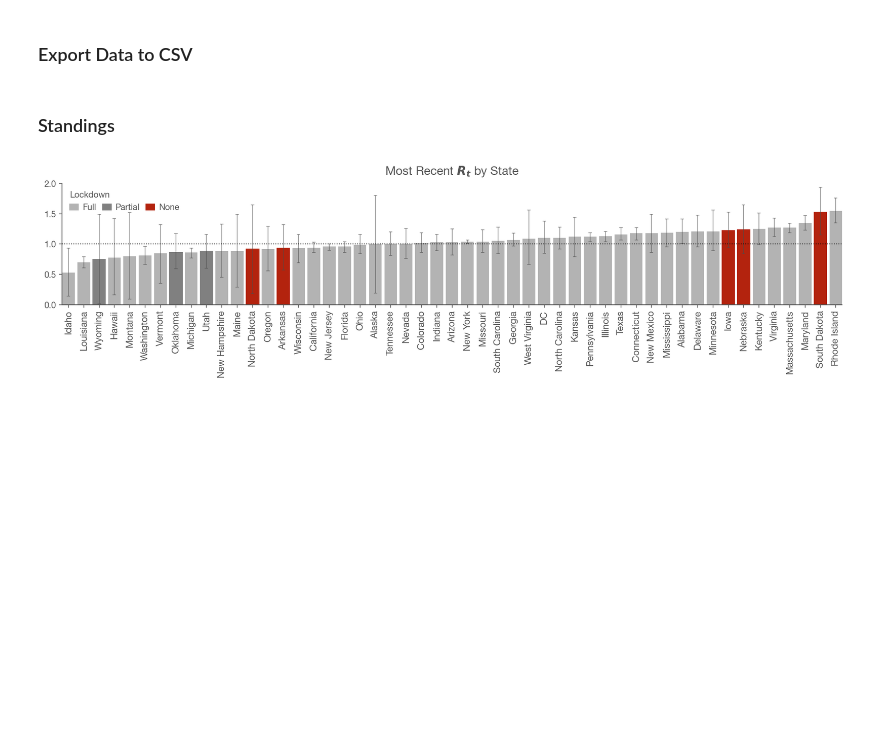
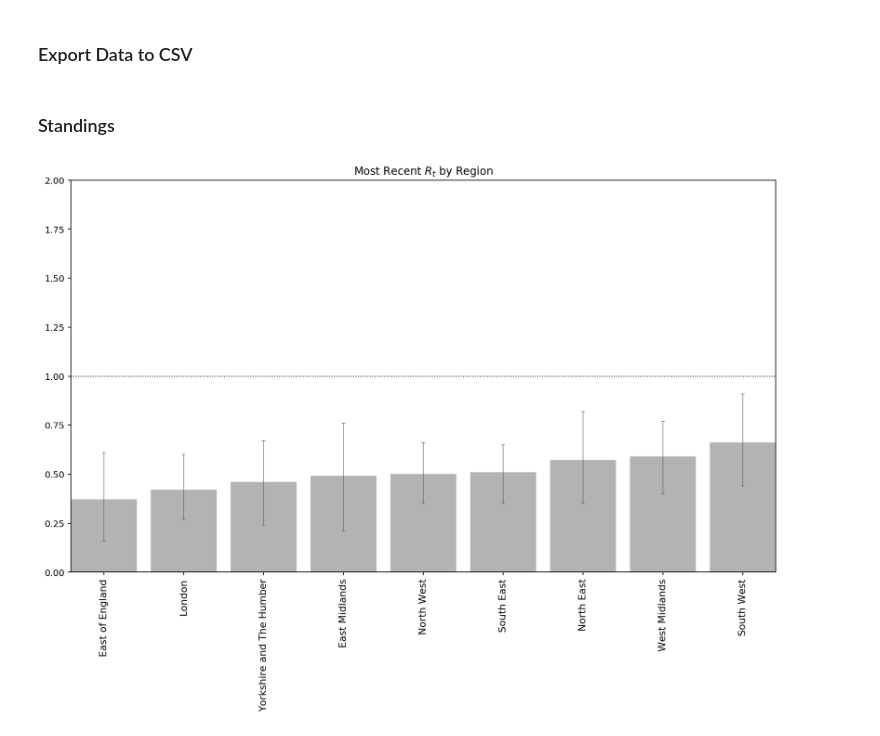
Before and after one commit to jgdelrio/covid-data, a Jupyter notebook: notebooks/realtime_R0_UK.ipynb, the cells around one changed output. Cells and saved outputs as stored; diff of their text form; code cells hidden in the pictures; blank space fills up the shorter version.

```diff
--- a/notebooks/realtime_R0_UK.ipynb
+++ b/notebooks/realtime_R0_UK.ipynb
@@ -289,3 +293,6 @@ Name: cases, dtype: int64
+# %%
+df_uk = df_uk_raw[df_uk_raw['Area type'] == 'Region'][['Area', 'Date', 'cases']].sort_values(['Date', 'Area'])
+df_uk = df_uk.set_index(['Area', 'Date']).squeeze()
 # %% [markdown]
 Taking a look at the state, we need to start the analysis when there are a consistent number of cases each day. Find the last zero new case day and start on the day after that.
 
@@ -373,7 +384,7 @@ posteriors = get_posteriors(smoothed)
 
 Below you can see every day (row) of the posterior distribution plotted simultaneously. The posteriors start without much confidence (wide) and become progressively more confident (narrower) about the true value of $R_t$
 # %%
-ax = posteriors.plot(title=f'{state_name} - Daily Posterior for $R_t$',
+ax = posteriors.plot(title=f'{region} - Daily Posterior for $R_t$',
            legend=False,
            lw=1,
            c='k',
@@ -517,12 +533,12 @@ Done.
 # %%
-ncols = 4
+ncols = 3
 nrows = int(np.ceil(len(results) / ncols))
 
 # fig, axes = plt.subplots(nrows=nrows, ncols=ncols, figsize=(15, nrows*3))
 fig, axes = plt.subplots(nrows=nrows, ncols=ncols, figsize=(15, nrows*3))
 
-for i, (state_name, result) in enumerate(results.items()):
-    plot_rt(result, axes.flat[i], state_name)
+for i, (region_name, result) in enumerate(results.items()):
+    plot_rt(result, axes.flat[i], region_name)
 
 fig.tight_layout()
 fig.set_facecolor('w')
@@ -533,9 +549,9 @@ fig.set_facecolor('w')
 # %%
 overall = None
 
-for state_name, result in results.items():
+for region_name, result in results.items():
     r = result.copy()
-    r.index = pd.MultiIndex.from_product([[state_name], result.index])
+    r.index = pd.MultiIndex.from_product([[region_name], result.index])
     if overall is None:
         overall = r
     else:
@@ -544,7 +560,7 @@ for state_name, result in results.items():
 overall.sort_index(inplace=True)
 
 # Uncomment this line if you'd like to export
-# overall.to_csv('data/rt.csv')
+# overall.to_csv(ROOT.joinpath('data/uk_rt.csv').to_posix())
 # %% [markdown]
 ### Standings
 # %%
@@ -567,57 +569,51 @@ NONE_COLOR = [179/255,35/255,14/255]
 PARTIAL_COLOR = [.5,.5,.5]
 ERROR_BAR_COLOR = [.3,.3,.3]
 # %%
-filtered = overall.index.get_level_values(0).isin(FILTERED_REGIONS)
-mr = overall.loc[~filtered].groupby(level=0)[['ML', 'High', 'Low']].last()
+mr = overall.groupby(level=0)[['ML', 'High', 'Low']].last()
 
-def plot_standings(mr, figsize=None, title='Most Recent $R_t$ by State'):
+def plot_standings(mr, figsize=None, title='Most Recent $R_t$ by Region', legend=False):
     if not figsize:
         figsize = ((15.9/50)*len(mr)+.1,2.5)
 
     fig, ax = plt.subplots(figsize=figsize)
 
     ax.set_title(title)
     err = mr[['Low', 'High']].sub(mr['ML'], axis=0).abs()
     bars = ax.bar(mr.index,
                   mr['ML'],
                   width=.825,
                   color=FULL_COLOR,
                   ecolor=ERROR_BAR_COLOR,
                   capsize=2,
                   error_kw={'alpha':.5, 'lw':1},
                   yerr=err.values.T)
 
-    for bar, state_name in zip(bars, mr.index):
-        if state_name in no_lockdown:
-            bar.set_color(NONE_COLOR)
-        if state_name in partial_lockdown:
-            bar.set_color(PARTIAL_COLOR)
-
-    labels = mr.index.to_series().replace({'District of Columbia':'DC'})
+    labels = mr.index.to_series()
     ax.set_xticklabels(labels, rotation=90, fontsize=11)
     ax.margins(0)
     ax.set_ylim(0,2.)
     ax.axhline(1.0, linestyle=':', color='k', lw=1)
 
-    leg = ax.legend(handles=[
-                        Patch(label='Full', color=FULL_COLOR),
-                        Patch(label='Partial', color=PARTIAL_COLOR),
-                        Patch(label='None', color=NONE_COLOR)
-                    ],
-                    title='Lockdown',
-                    ncol=3,
-                    loc='upper left',
-                    columnspacing=.75,
-                    handletextpad=.5,
-                    handlelength=1)
+    if legend == True:
+        leg = ax.legend(handles=[
+                            Patch(label='Full', color=FULL_COLOR),
+                            Patch(label='Partial', color=PARTIAL_COLOR),
+                            Patch(label='None', color=NONE_COLOR)
+                        ],
+                        title='Lockdown',
+                        ncol=3,
+                        loc='upper left',
+                        columnspacing=.75,
+                        handletextpad=.5,
+                        handlelength=1)
 
-    leg._legend_box.align = "left"
+        leg._legend_box.align = "left"
     fig.set_facecolor('w')
     return fig, ax
 
 mr.sort_values('ML', inplace=True)
-plot_standings(mr);
+plot_standings(mr, figsize=(14, 8));
 # %% [output]
-[figure, old version]
+[figure, new version]
 # %%
 mr.sort_values('High', inplace=True)
```
Also changed, not shown: parts of 19 cells of this notebook, 14 other files.
